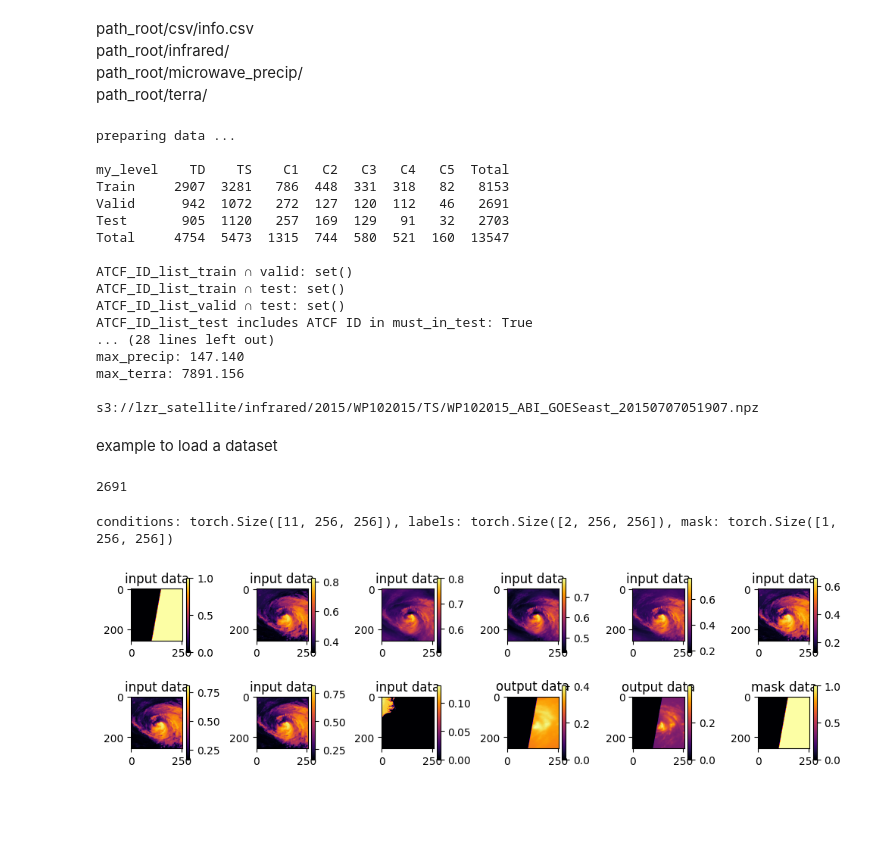
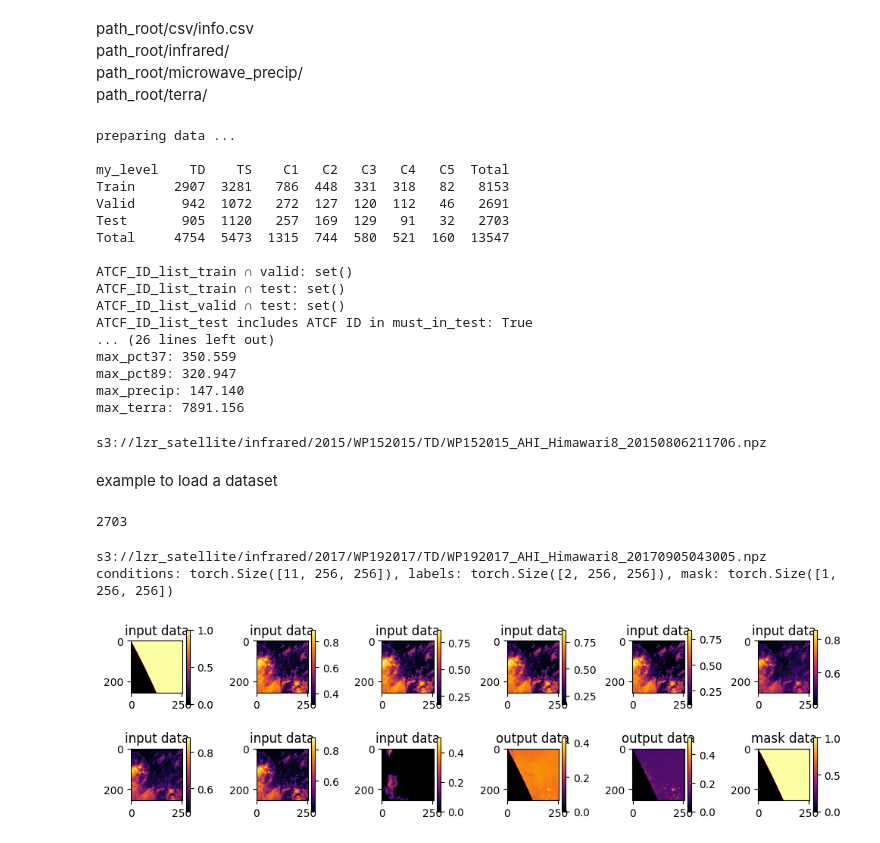
Before and after one commit to xiangyu-mm/WeatherGFM, a Jupyter notebook: dataset/mydataset.ipynb, the cells around one changed output. Saved outputs shown, nothing was run; the diff lists cells and outputs as text; code cells hidden in the pictures; blank space fills up the shorter version.

```diff
--- a/dataset/mydataset.ipynb
+++ b/dataset/mydataset.ipynb
@@ -153,22 +156,24 @@ def get_filelist(df, path_root):
 
     my_level_list = df['my_level'].tolist()
 
-    for i in range(len(time_list)):
+    for i in tqdm(range(len(time_list))):
 
         time_pmw_str = datetime.strptime(time_list[i], '%Y-%m-%d %H:%M:%S')
         time_pmw_str = datetime.strftime(time_pmw_str, '%Y%m%d%H%M%S')
 
         ATCF_ID = f'{basin_list[i]}{cyclone_number_list[i]}{season_list[i]}'
 
-        for instrument_platform in ['AHI_Himawari8', 'ABI_GOESwest', 'ABI_GOESeast']:
+        for instrument_platform in ['ABI_GOESwest', 'ABI_GOESeast', 'AHI_Himawari8']:
             path_ir = f'{path_root}/infrared/{season_list[i]}/{ATCF_ID}/{my_level_list[i]}/{ATCF_ID}_{instrument_platform}_{time_pmw_str}.npz'
-            if os.path.exists(path_ir):
+            if client.contains(path_ir):
                 break
         path_pctprecip = f'{path_root}/microwave_precip/{season_list[i]}/{ATCF_ID}/{my_level_list[i]}/{ATCF_ID}_{instrument_name_list[i]}_{platform_name_list[i]}_{time_pmw_str}.npz'
         path_terra = f'{path_root}/terra/{season_list[i]}/{ATCF_ID}/{my_level_list[i]}/{ATCF_ID}_{time_pmw_str}.npz'
 
         path_ir_list.append(path_ir); path_pctprecip_list.append(path_pctprecip); path_terra_list.append(path_terra)
-
+    my_list = {"path_ir_list": path_ir_list, "path_pctprecip_list": path_pctprecip_list, "path_terra_list": path_terra_list}
+    with open('/mnt/petrelfs/zhaoxiangyu1/code/weather_prompt_new/sat_dataset_list/my_list.json', 'w') as file:
+        json.dump(my_list, file)
     return path_ir_list, path_pctprecip_list, path_terra_list
 # %%
 class MyDataset(torch.utils.data.Dataset):
@@ -296,8 +302,9 @@ random_seed = 0 # just keep result same each time
 
 df = pd.read_csv(f'/mnt/petrelfs/zhaoxiangyu1/data/csv/info.csv')
 df_train, df_valid, df_test, dict_min, dict_max = prepare_data(df, list_input, list_output, ratio_train, ratio_valid, ratio_test, must_in_test, random_seed)
-
-path_ir_list_test,  path_pctprecip_list_test,  path_terra_list_test  = get_filelist(df_valid, path_root)
+print(dict_min)
+print(dict_max)
+path_ir_list_test,  path_pctprecip_list_test,  path_terra_list_test  = get_filelist(df_test, path_root)
 print(path_ir_list_test[0])
 # %% [output]
 preparing data ...
@@ -312,16 +319,17 @@ ATCF_ID_list_train ∩ valid: set()
 ATCF_ID_list_train ∩ test: set()
 ATCF_ID_list_valid ∩ test: set()
 ATCF_ID_list_test includes ATCF ID in must_in_test: True
-... (28 lines left out)
+... (26 lines left out)
+max_pct37: 350.559
+max_pct89: 320.947
 max_precip: 147.140
 max_terra: 7891.156
-
-s3://lzr_satellite/infrared/2015/WP102015/TS/WP102015_ABI_GOESeast_20150707051907.npz
+s3://lzr_satellite/infrared/2015/WP152015/TD/WP152015_AHI_Himawari8_20150806211706.npz
 # %% [markdown]
 example to load a dataset
 # %%
 dataset_test = MyDataset(
-    dataset_type='train',
+    dataset_type='test',
     list_input=list_input,
     list_output=list_output,
     filelist_ir=path_ir_list_test,
@@ -337,9 +345,9 @@ dataset_test = MyDataset(
 # %%
 dataset_test.__len__()
 # %% [output]
-2691
+2703
 # %%
-index = 668 # as you need
+index = 567 # as you need
 test = dataset_test[index]
 inputs, labels, mask = test['conditions'], test['labels'], test['mask']
 print(f'conditions: {inputs.shape}, labels: {labels.shape}, mask: {mask.shape}')
@@ -383,31 +391,32 @@ plt.colorbar()
 
 plt.subplot(2, 6, 8)
 plt.imshow(inputs[7], cmap='inferno')
 plt.title('input data')
 plt.colorbar()
 
 plt.subplot(2, 6, 9)
 plt.imshow(inputs[10], cmap='inferno')
 plt.title('input data')
 plt.colorbar()
 
 plt.subplot(2, 6, 10)
 plt.imshow(labels[0], cmap='inferno')
 plt.title('output data')
 plt.colorbar()
 
 plt.subplot(2, 6, 11)
 plt.imshow(labels[1], cmap='inferno')
 plt.title('output data')
 plt.colorbar()
 
 plt.subplot(2, 6, 12)
 plt.imshow(mask[0], cmap='inferno')
 plt.title('mask data')
 plt.colorbar()
 
 plt.tight_layout()
 plt.show()
 # %% [output]
+s3://lzr_satellite/infrared/2017/WP192017/TD/WP192017_AHI_Himawari8_20170905043005.npz
 conditions: torch.Size([11, 256, 256]), labels: torch.Size([2, 256, 256]), mask: torch.Size([1, 256, 256])
-[figure, old version]
+[figure, new version]
```
Also changed, not shown: parts of 2 cells of this notebook, 13 other files.
